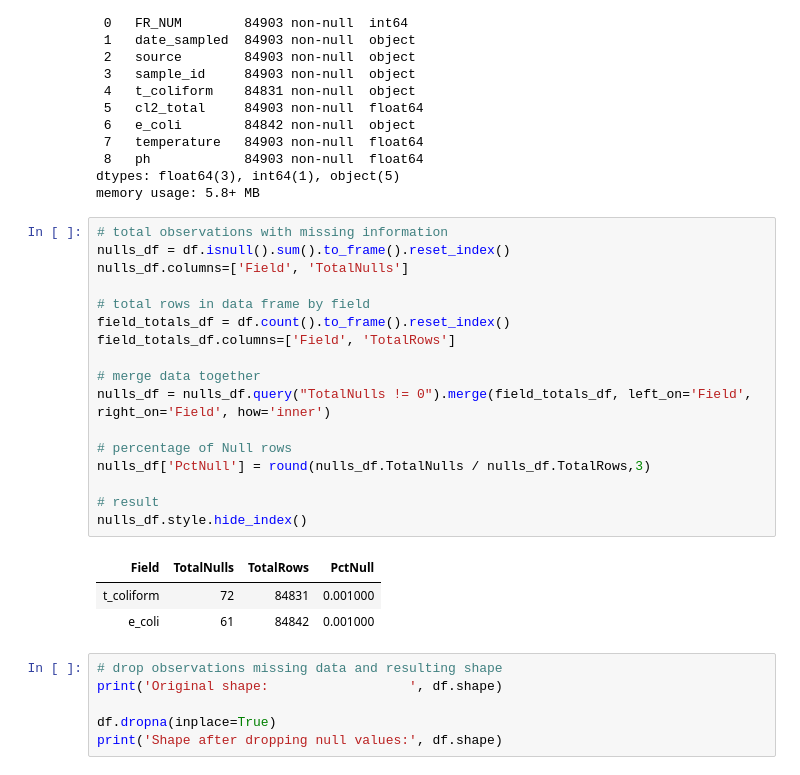
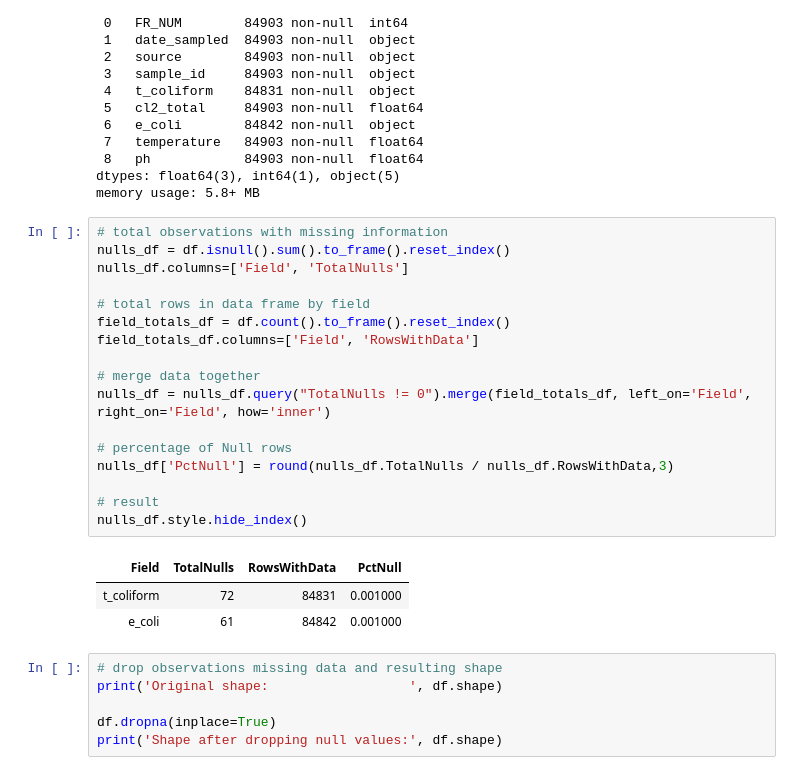
Before and after one commit to Oscar-Gil-Data/Monitoring-of-Indicator-Bacteria-in-Drinking-Water, a Jupyter notebook: Data SD - Monitoring of Indicator Bacteria in Drinking Water.ipynb, the cells around one changed output. Saved outputs shown, nothing was run; the diff lists cells and outputs as text.

```diff
--- a/Data SD - Monitoring of Indicator Bacteria in Drinking Water.ipynb
+++ b/Data SD - Monitoring of Indicator Bacteria in Drinking Water.ipynb
@@ -45,22 +45,22 @@ memory usage: 5.8+ MB
 # %%
 # total observations with missing information
 nulls_df = df.isnull().sum().to_frame().reset_index()
 nulls_df.columns=['Field', 'TotalNulls']
 
 # total rows in data frame by field
 field_totals_df = df.count().to_frame().reset_index()
-field_totals_df.columns=['Field', 'TotalRows']
+field_totals_df.columns=['Field', 'RowsWithData']
 
 # merge data together
 nulls_df = nulls_df.query("TotalNulls != 0").merge(field_totals_df, left_on='Field', right_on='Field', how='inner')
 
 # percentage of Null rows
-nulls_df['PctNull'] = round(nulls_df.TotalNulls / nulls_df.TotalRows,3)
+nulls_df['PctNull'] = round(nulls_df.TotalNulls / nulls_df.RowsWithData,3)
 
 # result
 nulls_df.style.hide_index()
 # %% [output]
-| Field | TotalNulls | TotalRows | PctNull |
+| Field | TotalNulls | RowsWithData | PctNull |
 | t_coliform | 72 | 84831 | 0.001000 |
 | e_coli | 61 | 84842 | 0.001000 |
 # %%
```
